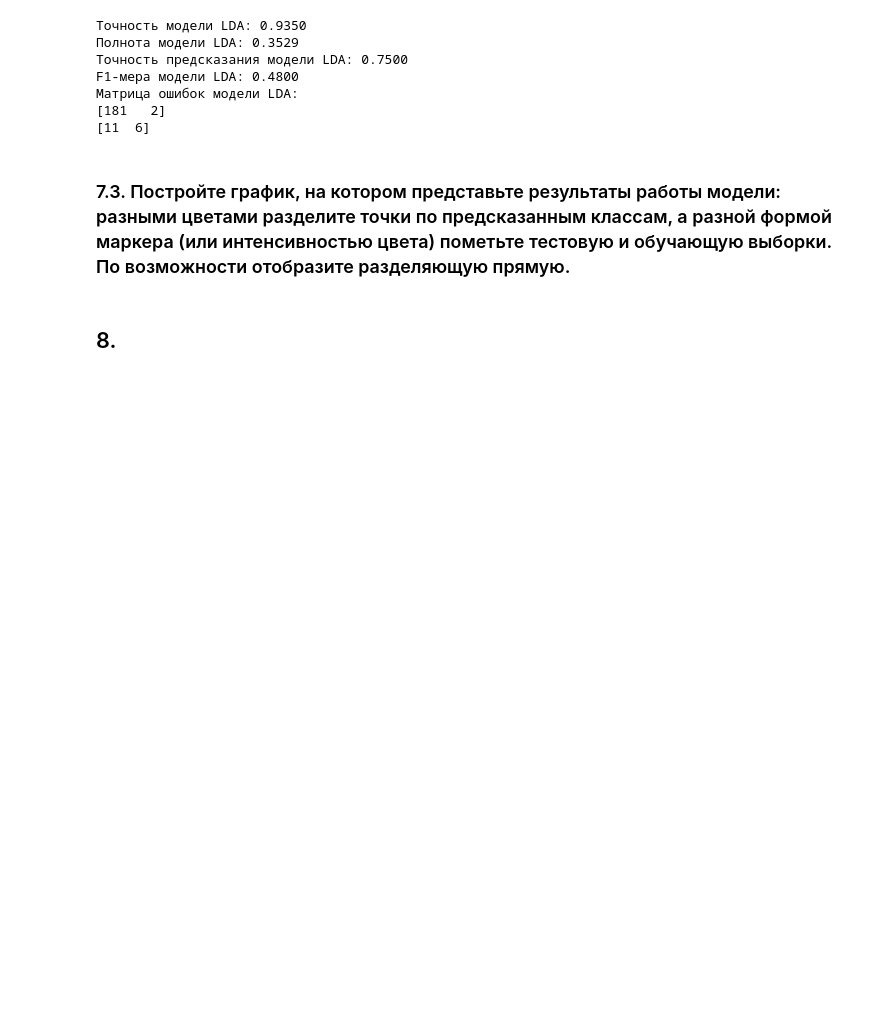
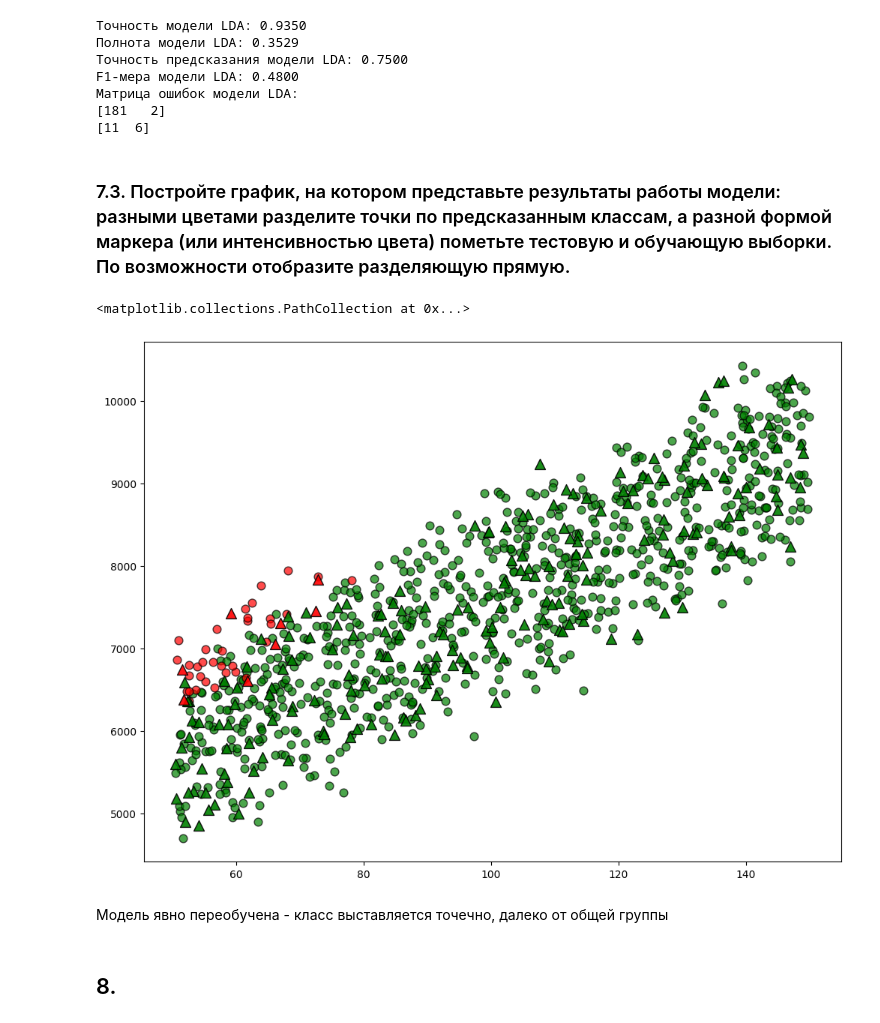
Before and after one commit to UserNOuSER/ITvTES, a Jupyter notebook: итвтэс4.ipynb, the cells around one changed output. Cells and saved outputs as stored; diff of their text form; code cells hidden in the pictures; blank space fills up the shorter version.

```diff
--- a/итвтэс4.ipynb
+++ b/итвтэс4.ipynb
@@ -309,6 +308,23 @@ F1-мера модели LDA: 0.4800
 [11  6]
 # %% [markdown]
 ### 7.3. Постройте график, на котором представьте результаты работы модели: разными цветами разделите точки по предсказанным классам, а разной формой маркера (или интенсивностью цвета) пометьте тестовую и обучающую выборки. По возможности отобразите разделяющую прямую.
+# %%
+fig, ax = plt.subplots(figsize=(12, 9))
+
+ax.scatter(x_train[y_train_predict == 0]['FLOW'], x_train[y_train_predict == 0]['POWER'],
+           c='green', marker='o', edgecolors='black', s=60, alpha=0.7)
+ax.scatter(x_train[y_train_predict == 1]['FLOW'], x_train[y_train_predict == 1]['POWER'],
+           c='red', marker='o', edgecolors='black', s=60, alpha=0.7)
+
+ax.scatter(x_test[y_test_predict == 0]['FLOW'], x_test[y_test_predict == 0]['POWER'],
+           c='green', marker='^', edgecolors='black', s=100, alpha=0.9)
+ax.scatter(x_test[y_test_predict == 1]['FLOW'], x_test[y_test_predict == 1]['POWER'],
+           c='red', marker='^', edgecolors='black', s=100, alpha=0.9)
+# %% [output]
+<matplotlib.collections.PathCollection at 0x...>
+[figure, added]
+# %% [markdown]
+Модель явно переобучена - класс выставляется точечно, далеко от общей группы
 # %% [markdown]
 ## 8.
 # %% [markdown]
```
Also changed, not shown: parts of 4 cells of this notebook.
